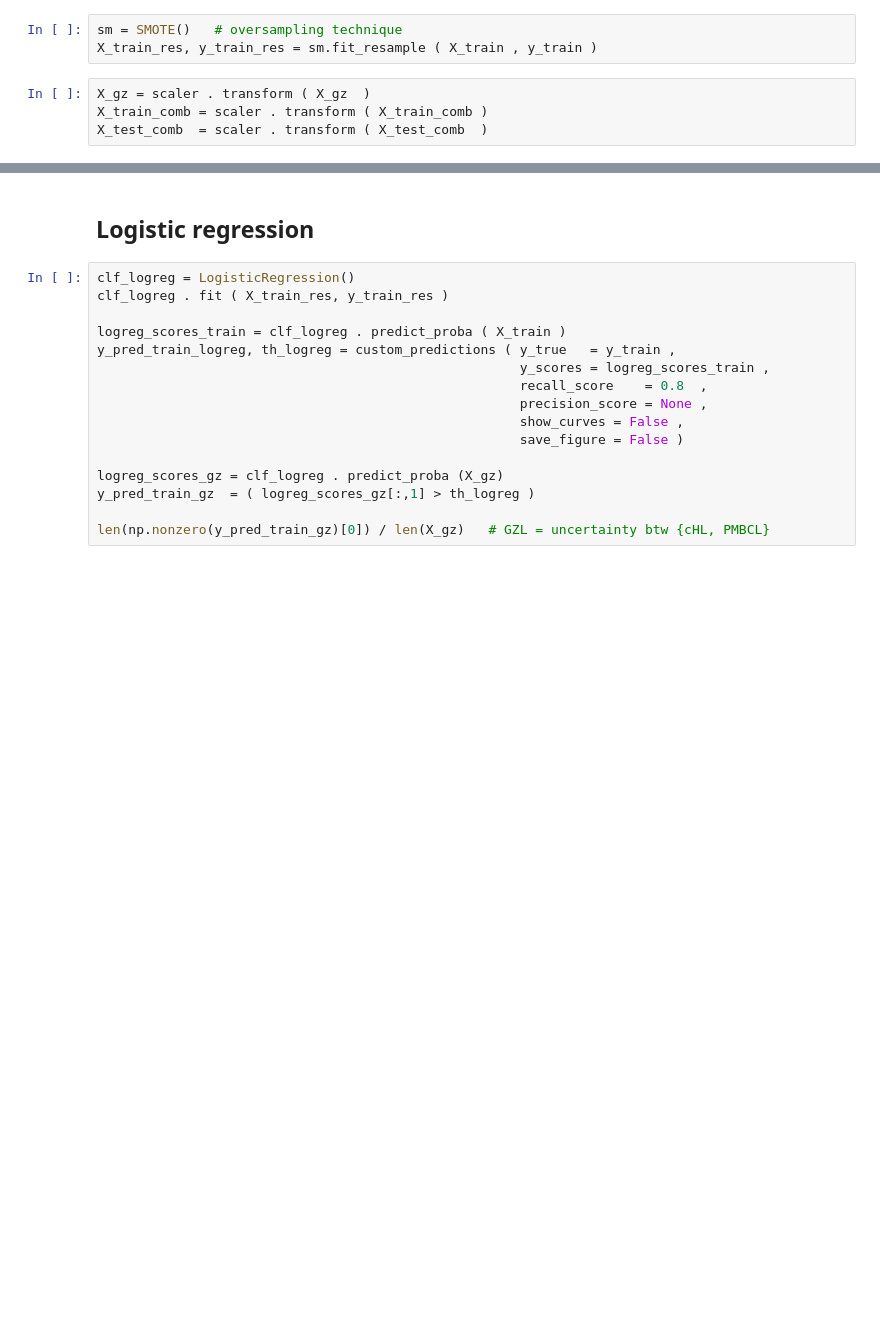
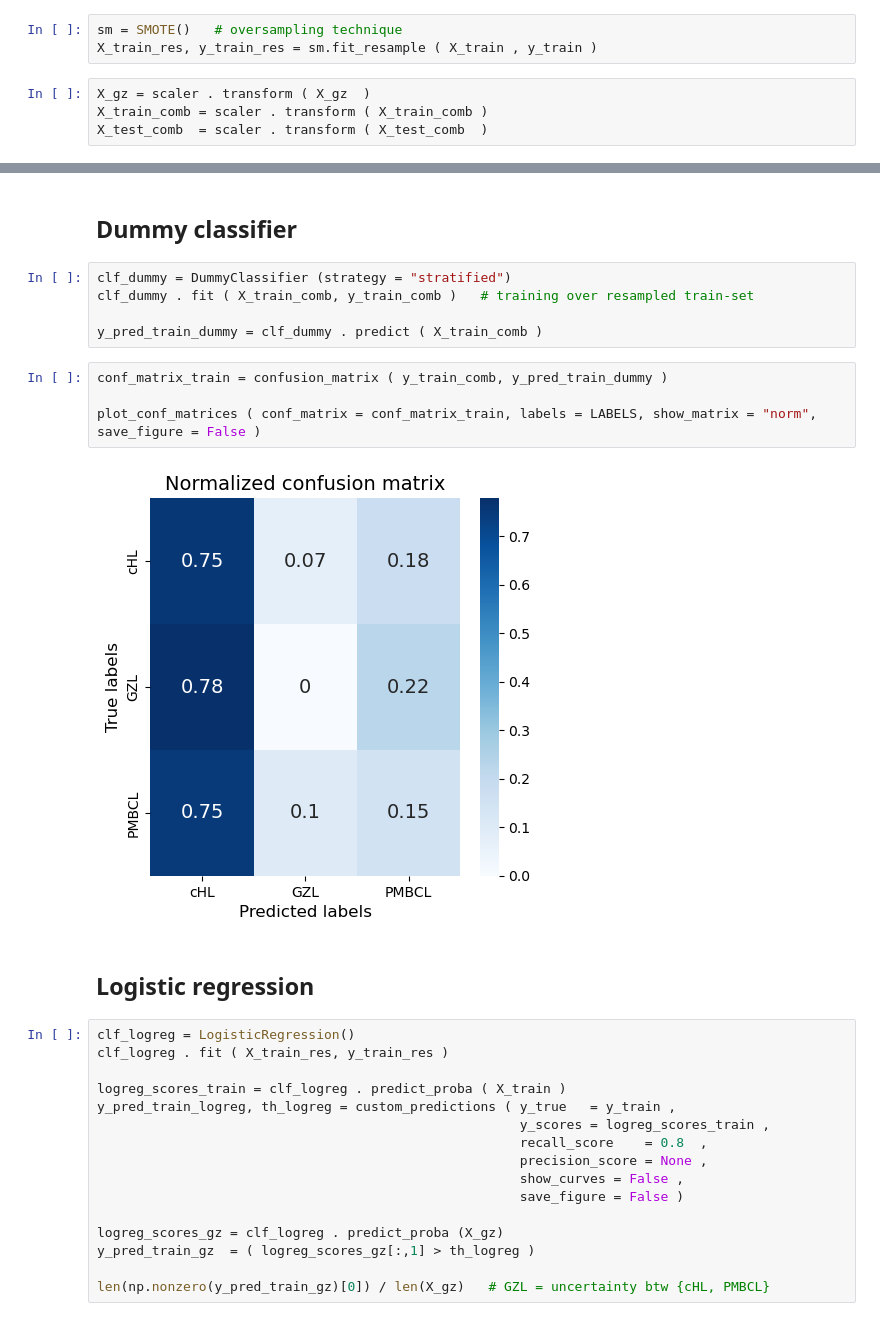
Before and after one commit to harel-coffee/mediastinal-lymphoma-classification-auto, a Jupyter notebook: 4_multi_classification.ipynb, the cells around one changed output, grey strips where cells are left out. Saved outputs shown, nothing was run; the diff lists cells and outputs as text; blank space fills up the shorter version.

```diff
--- a/4_multi_classification.ipynb
+++ b/4_multi_classification.ipynb
@@ -139,3 +140,16 @@ print ( np.mean (X_test_comb, axis = 0) )
+# %% [markdown]
+## Dummy classifier
+# %%
+clf_dummy = DummyClassifier (strategy = "stratified")
+clf_dummy . fit ( X_train_comb, y_train_comb )   # training over resampled train-set
+
+y_pred_train_dummy = clf_dummy . predict ( X_train_comb )
+# %%
+conf_matrix_train = confusion_matrix ( y_train_comb, y_pred_train_dummy )
+
+plot_conf_matrices ( conf_matrix = conf_matrix_train, labels = LABELS, show_matrix = "norm", save_figure = False )
+# %% [output]
+[figure, added]
 # %% [markdown]
 ## Logistic regression
 # %%
```
Also changed, not shown: parts of 35 cells of this notebook.
